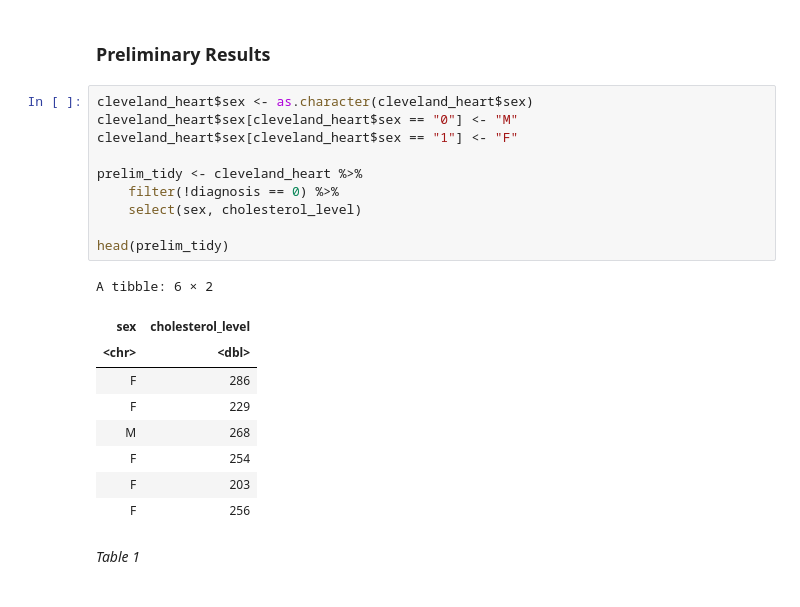
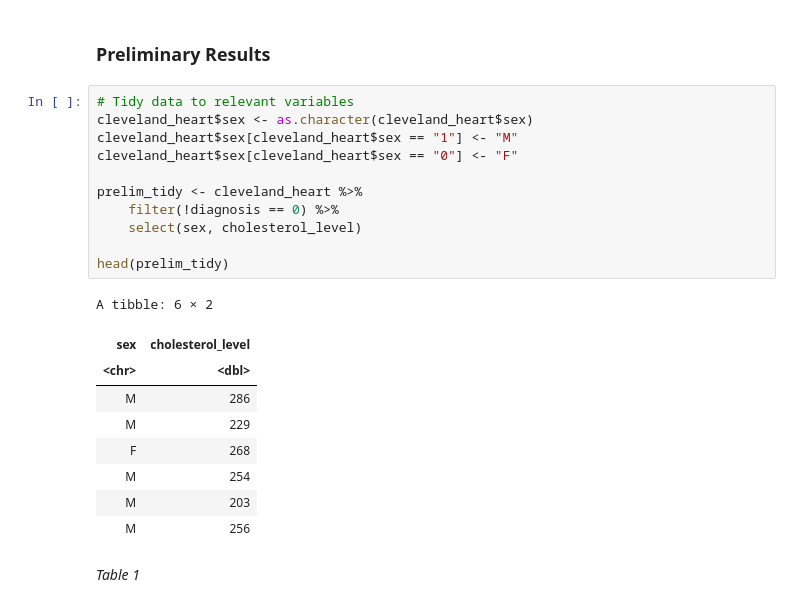
Before and after one commit to csserra3/cholesterol-heart-disease-analysis, a Jupyter notebook: project_proposal_group17.ipynb, the cells around one changed output. Saved outputs shown, nothing was run; the diff lists cells and outputs as text.

```diff
--- a/project_proposal_group17.ipynb
+++ b/project_proposal_group17.ipynb
@@ -71,24 +71,25 @@ A tibble: 6 × 14
 # %% [markdown]
 ### Preliminary Results
 # %%
+# Tidy data to relevant variables
 cleveland_heart$sex <- as.character(cleveland_heart$sex)
-cleveland_heart$sex[cleveland_heart$sex == "0"] <- "M"
-cleveland_heart$sex[cleveland_heart$sex == "1"] <- "F"
+cleveland_heart$sex[cleveland_heart$sex == "1"] <- "M"
+cleveland_heart$sex[cleveland_heart$sex == "0"] <- "F"
 
 prelim_tidy <- cleveland_heart %>%
     filter(!diagnosis == 0) %>%
     select(sex, cholesterol_level)
 
 head(prelim_tidy)
 # %% [output]
 A tibble: 6 × 2
 | sex | cholesterol_level |
 | <chr> | <dbl> |
-| F | 286 |
-| F | 229 |
-| M | 268 |
-| F | 254 |
-| F | 203 |
-| F | 256 |
+| M | 286 |
+| M | 229 |
+| F | 268 |
+| M | 254 |
+| M | 203 |
+| M | 256 |
 # %% [markdown]
 *Table 1*
```
Also changed, not shown: parts of 5 cells of this notebook.
